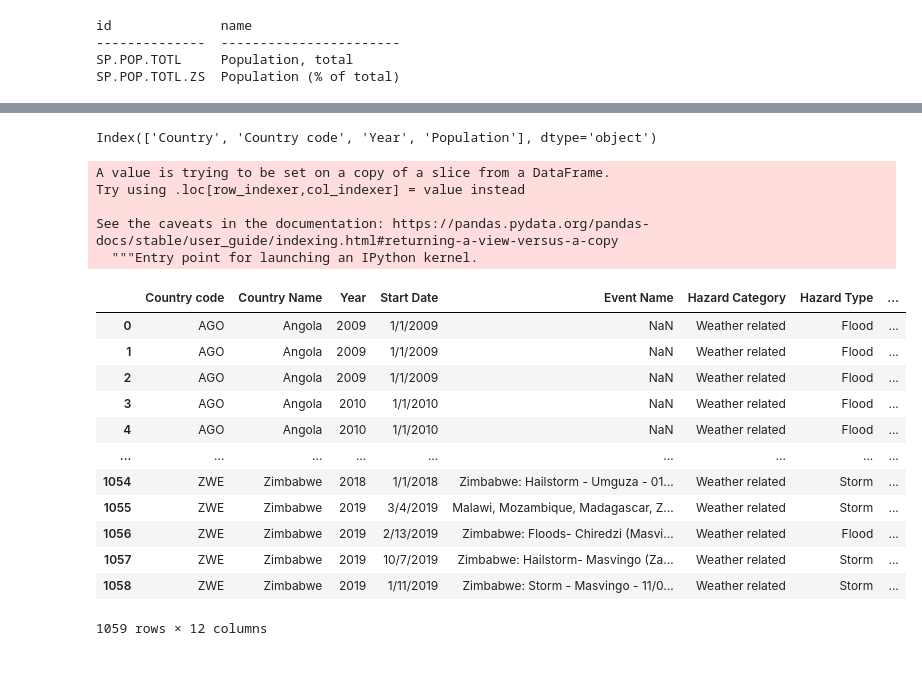
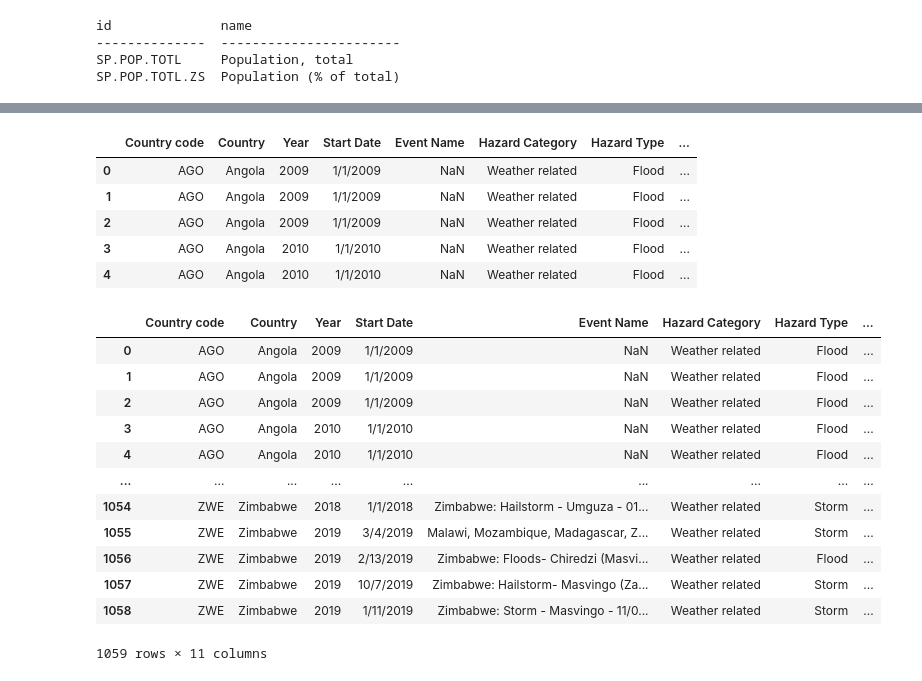
Before and after one commit to TrentELittle/SecondProject2, a Jupyter notebook: merged_data.ipynb, the cells around one changed output, grey strips where cells are left out. Cells and saved outputs as stored; diff of their text form; code cells hidden in the pictures.

Commit message:
added merged data

```diff
--- a/merged_data.ipynb
+++ b/merged_data.ipynb
@@ -56,3 +57,6 @@ df_Africa.head()
 | 214 | AGO | Angola | 2009 | 1/1/2009 | NaN | Weather related | Flood | ... |
 | 215 | AGO | Angola | 2010 | 1/1/2010 | NaN | Weather related | Flood | ... |
 | 216 | AGO | Angola | 2010 | 1/1/2010 | NaN | Weather related | Flood | ... |
+# %%
+df_africa = df_Africa.rename(columns = {'Country Name': 'Country',})
+df_africa.head()
@@ -170,30 +174,29 @@ memory usage: 26.2+ KB
-# %%
-df_wbdata.columns
-# %% [output]
-Index(['Country', 'Country code', 'Year', 'Population'], dtype='object')
 # %%
-df_Africa['Year'] = df_Africa['Year'].astype('int64')
+df_africa['Year'] = df_africa['Year'].astype('int64')
 df_wbdata['Year'] = df_wbdata['Year'].astype('int64')
-# %% [output]
-A value is trying to be set on a copy of a slice from a DataFrame.
-Try using .loc[row_indexer,col_indexer] = value instead
-
-See the caveats in the documentation: https://pandas.pydata.org/pandas-docs/stable/user_guide/indexing.html#returning-a-view-versus-a-copy
-  """Entry point for launching an IPython kernel.
 # %%
-merged_df = pd.merge (left = df_Africa, right = df_wbdata, how = "left", on=['Country code','Year'])
-merged_df
+merged_df = pd.merge (left = df_africa, right = df_wbdata, how = "left", on=['Country code','Year', 'Country'])
+merged_df.head()
 # %% [output]
-|  | Country code | Country Name | Year | Start Date | Event Name | Hazard Category | Hazard Type | ... |
+|  | Country code | Country | Year | Start Date | Event Name | Hazard Category | Hazard Type | ... |
 | 0 | AGO | Angola | 2009 | 1/1/2009 | NaN | Weather related | Flood | ... |
 | 1 | AGO | Angola | 2009 | 1/1/2009 | NaN | Weather related | Flood | ... |
 | 2 | AGO | Angola | 2009 | 1/1/2009 | NaN | Weather related | Flood | ... |
 | 3 | AGO | Angola | 2010 | 1/1/2010 | NaN | Weather related | Flood | ... |
 | 4 | AGO | Angola | 2010 | 1/1/2010 | NaN | Weather related | Flood | ... |
-| ... | ... | ... | ... | ... | ... | ... | ... | ... |
-| 1054 | ZWE | Zimbabwe | 2018 | 1/1/2018 | Zimbabwe: Hailstorm - Umguza - 01... | Weather related | Storm | ... |
-| 1055 | ZWE | Zimbabwe | 2019 | 3/4/2019 | Malawi, Mozambique, Madagascar, Z... | Weather related | Storm | ... |
-| 1056 | ZWE | Zimbabwe | 2019 | 2/13/2019 | Zimbabwe: Floods- Chiredzi (Masvi... | Weather related | Flood | ... |
-| 1057 | ZWE | Zimbabwe | 2019 | 10/7/2019 | Zimbabwe: Hailstorm- Masvingo (Za... | Weather related | Storm | ... |
-| 1058 | ZWE | Zimbabwe | 2019 | 1/11/2019 | Zimbabwe: Storm - Masvingo - 11/0... | Weather related | Storm | ... |
-1059 rows × 12 columns
+# %%
+merged_df.dropna(how = 'all')
+# %% [output]
+|  | Country code | Country | Year | Start Date | Event Name | Hazard Category | Hazard Type | ... |
+| 0 | AGO | Angola | 2009 | 1/1/2009 | NaN | Weather related | Flood | ... |
+| 1 | AGO | Angola | 2009 | 1/1/2009 | NaN | Weather related | Flood | ... |
+| 2 | AGO | Angola | 2009 | 1/1/2009 | NaN | Weather related | Flood | ... |
+| 3 | AGO | Angola | 2010 | 1/1/2010 | NaN | Weather related | Flood | ... |
+| 4 | AGO | Angola | 2010 | 1/1/2010 | NaN | Weather related | Flood | ... |
+| ... | ... | ... | ... | ... | ... | ... | ... | ... |
+| 1054 | ZWE | Zimbabwe | 2018 | 1/1/2018 | Zimbabwe: Hailstorm - Umguza - 01... | Weather related | Storm | ... |
+| 1055 | ZWE | Zimbabwe | 2019 | 3/4/2019 | Malawi, Mozambique, Madagascar, Z... | Weather related | Storm | ... |
+| 1056 | ZWE | Zimbabwe | 2019 | 2/13/2019 | Zimbabwe: Floods- Chiredzi (Masvi... | Weather related | Flood | ... |
+| 1057 | ZWE | Zimbabwe | 2019 | 10/7/2019 | Zimbabwe: Hailstorm- Masvingo (Za... | Weather related | Storm | ... |
+| 1058 | ZWE | Zimbabwe | 2019 | 1/11/2019 | Zimbabwe: Storm - Masvingo - 11/0... | Weather related | Storm | ... |
+1059 rows × 11 columns
```
Also changed, not shown: parts of 11 cells of this notebook.
